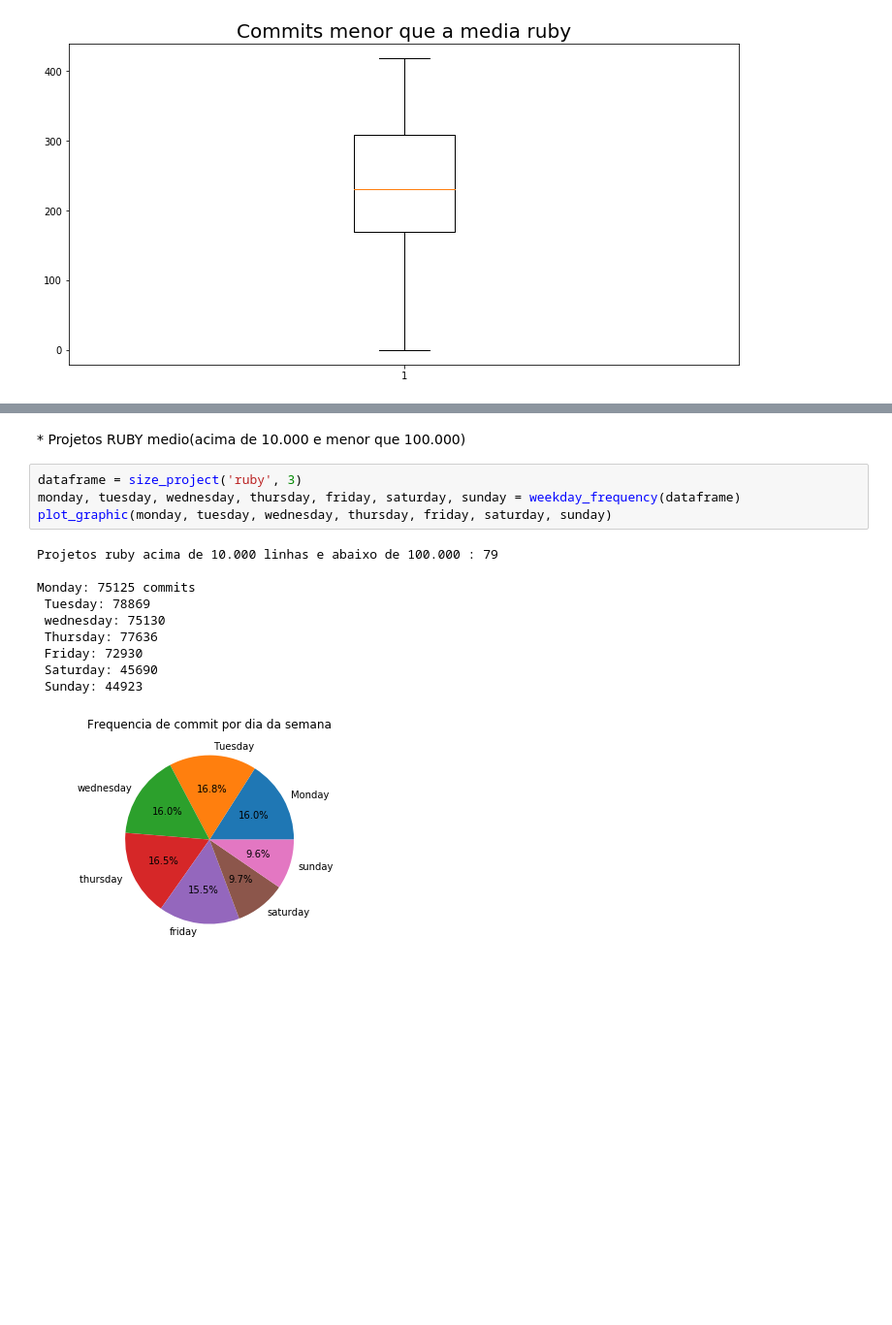
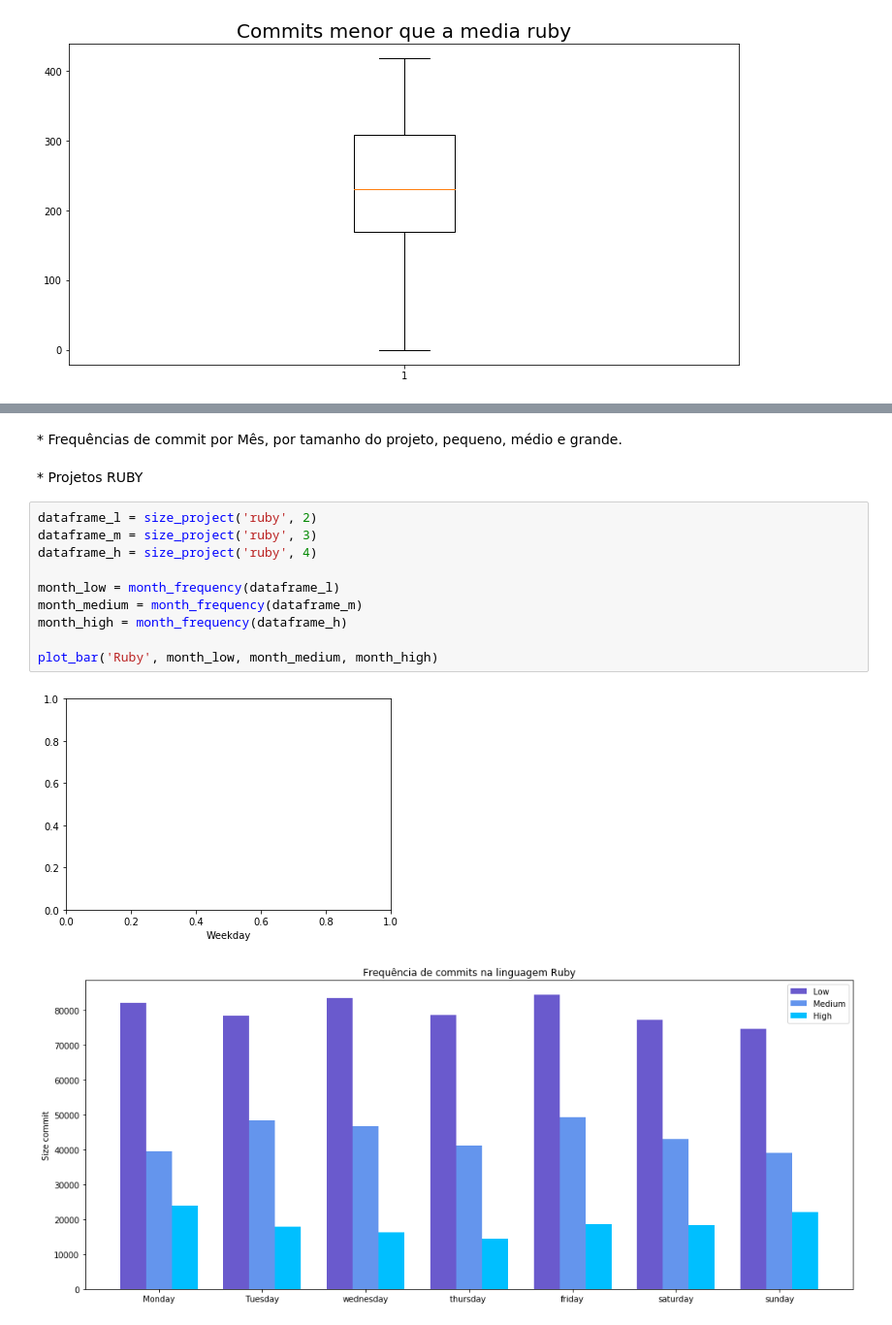
Before and after one commit to wagnernegrao/ci-analysis, a Jupyter notebook: ci_analysis.ipynb, the cells around one changed output, grey strips where cells are left out. Shown at 97% size. Drawn from its saved outputs; the diff is of its cells as text; blank space fills up the shorter version.

```diff
--- a/ci_analysis.ipynb
+++ b/ci_analysis.ipynb
@@ -528,20 +508,21 @@ Monday: 133095 commits
+# %% [markdown]
+<font size = 4/>
+* Frequências de commit por Mês, por tamanho do projeto, pequeno, médio e grande.
 # %% [markdown]
 <font size = 4/>
-* Projetos RUBY medio(acima de 10.000 e menor que 100.000)
+* Projetos RUBY
-# %%
-dataframe = size_project('ruby', 3)
-monday, tuesday, wednesday, thursday, friday, saturday, sunday = weekday_frequency(dataframe)
-plot_graphic(monday, tuesday, wednesday, thursday, friday, saturday, sunday)
-# %% [output]
-Projetos ruby acima de 10.000 linhas e abaixo de 100.000 : 79
-
-Monday: 75125 commits
- Tuesday: 78869
- wednesday: 75130
- Thursday: 77636
- Friday: 72930
- Saturday: 45690
- Sunday: 44923
-[figure, removed]
+# %%
+dataframe_l = size_project('ruby', 2)
+dataframe_m = size_project('ruby', 3)
+dataframe_h = size_project('ruby', 4)
+
+month_low = month_frequency(dataframe_l)
+month_medium = month_frequency(dataframe_m)
+month_high = month_frequency(dataframe_h)
+
+plot_bar('Ruby', month_low, month_medium, month_high)
+# %% [output]
+[figure, added]
+[figure, added]
 # %% [markdown]
 <font size = 4/>
```
Also changed, not shown: parts of 21 cells of this notebook.
